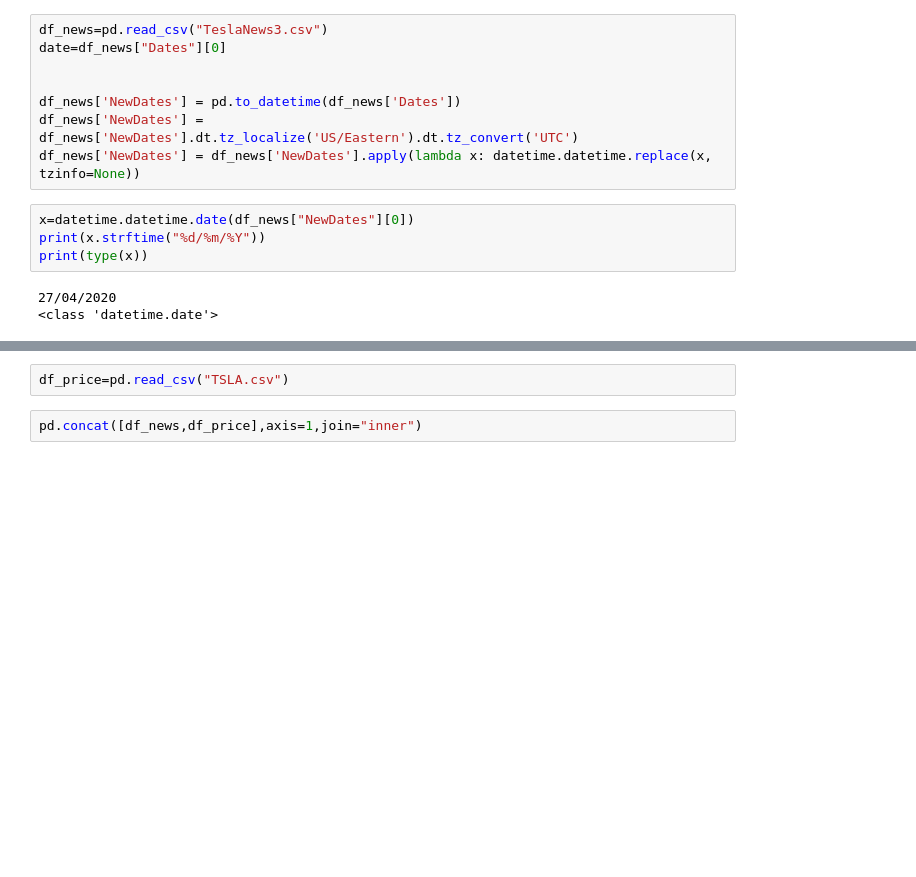
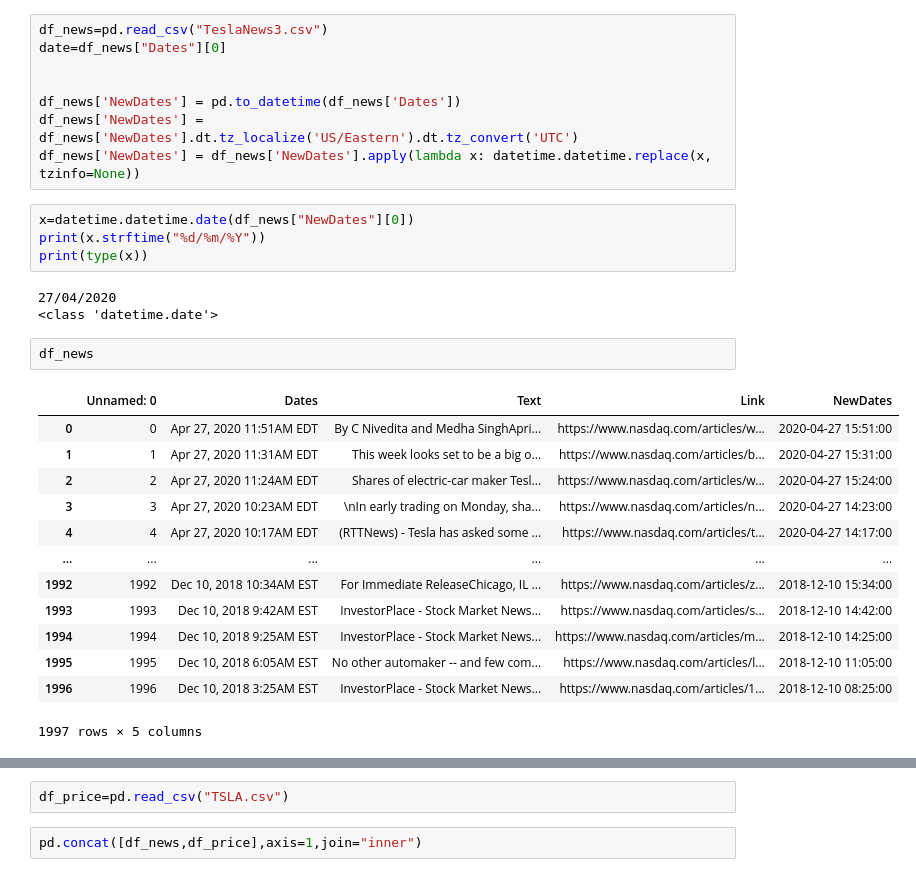
Before and after one commit to enesyuzak/getfinnews, a Jupyter notebook: processNews.ipynb, the cells around one changed output, grey strips where cells are left out. Saved outputs shown, nothing was run; the diff lists cells and outputs as text; blank space fills up the shorter version.

```diff
--- a/processNews.ipynb
+++ b/processNews.ipynb
@@ -75,5 +79,21 @@ print(type(x))
 # %% [output]
 27/04/2020
 <class 'datetime.date'>
+# %%
+df_news
+# %% [output]
+|  | Unnamed: 0 | Dates | Text | Link | NewDates |
+| 0 | 0 | Apr 27, 2020 11:51AM EDT | By C Nivedita and Medha SinghApri... | https://www.nasdaq.com/articles/w... | 2020-04-27 15:51:00 |
+| 1 | 1 | Apr 27, 2020 11:31AM EDT | This week looks set to be a big o... | https://www.nasdaq.com/articles/b... | 2020-04-27 15:31:00 |
+| 2 | 2 | Apr 27, 2020 11:24AM EDT | Shares of electric-car maker Tesl... | https://www.nasdaq.com/articles/w... | 2020-04-27 15:24:00 |
+| 3 | 3 | Apr 27, 2020 10:23AM EDT | \nIn early trading on Monday, sha... | https://www.nasdaq.com/articles/n... | 2020-04-27 14:23:00 |
+| 4 | 4 | Apr 27, 2020 10:17AM EDT | (RTTNews) - Tesla has asked some ... | https://www.nasdaq.com/articles/t... | 2020-04-27 14:17:00 |
+| ... | ... | ... | ... | ... | ... |
+| 1992 | 1992 | Dec 10, 2018 10:34AM EST | For Immediate ReleaseChicago, IL ... | https://www.nasdaq.com/articles/z... | 2018-12-10 15:34:00 |
+| 1993 | 1993 | Dec 10, 2018 9:42AM EST | InvestorPlace - Stock Market News... | https://www.nasdaq.com/articles/s... | 2018-12-10 14:42:00 |
+| 1994 | 1994 | Dec 10, 2018 9:25AM EST | InvestorPlace - Stock Market News... | https://www.nasdaq.com/articles/m... | 2018-12-10 14:25:00 |
+| 1995 | 1995 | Dec 10, 2018 6:05AM EST | No other automaker -- and few com... | https://www.nasdaq.com/articles/l... | 2018-12-10 11:05:00 |
+| 1996 | 1996 | Dec 10, 2018 3:25AM EST | InvestorPlace - Stock Market News... | https://www.nasdaq.com/articles/1... | 2018-12-10 08:25:00 |
+1997 rows × 5 columns
 # %%
 #df_news["Dates"]=datetime.strptime(df_news["Dates"],"%d/%m/%Y")
```
Also changed, not shown: parts of 19 cells of this notebook.
